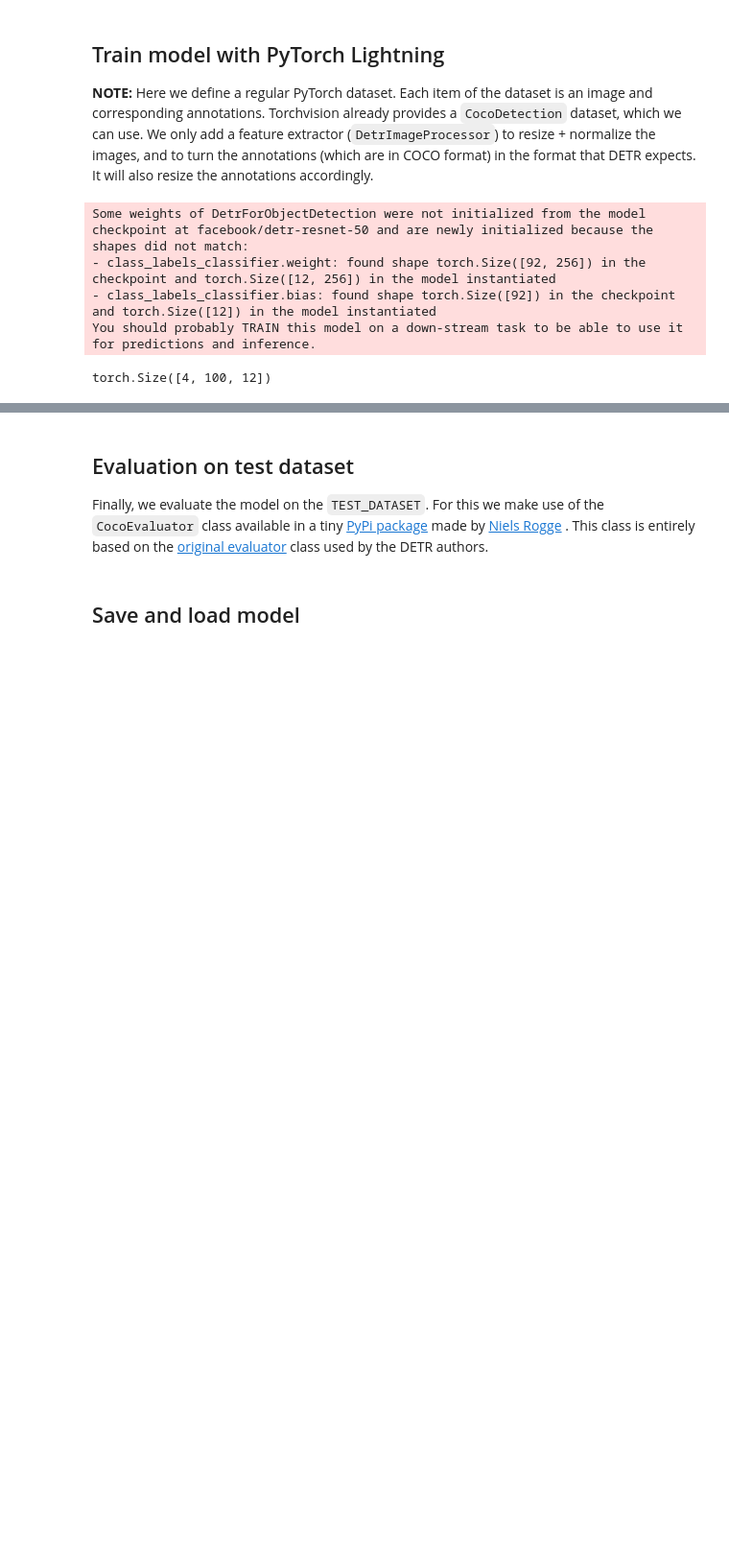
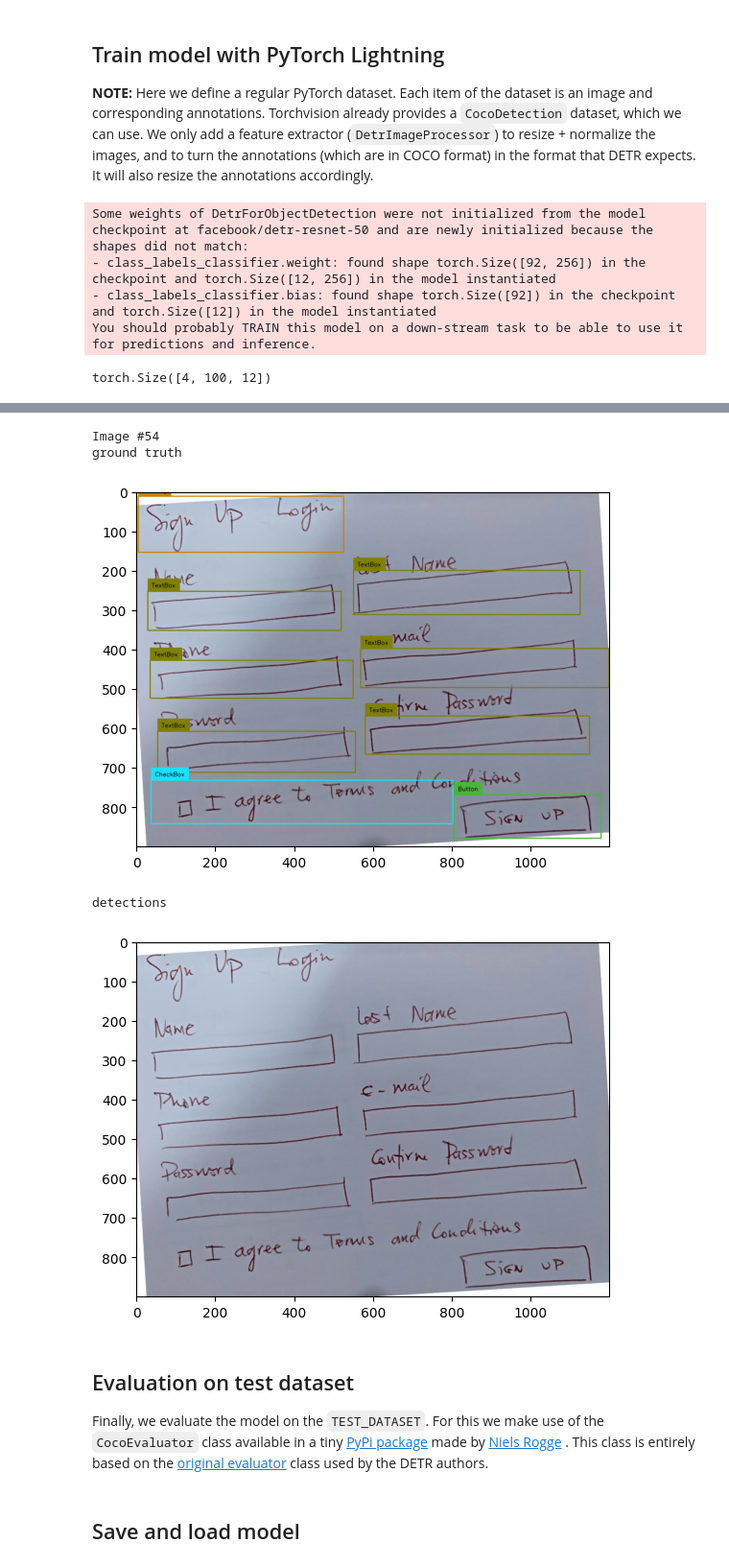
Before and after one commit to Ala-Alsanea/DETR_HuggingFace, a Jupyter notebook: DETR.ipynb, the cells around one changed output, grey strips where cells are left out. Shown at 96% size. Cells and saved outputs as stored; diff of their text form; code cells hidden in the pictures; blank space fills up the shorter version.

```diff
--- a/DETR.ipynb
+++ b/DETR.ipynb
@@ -293,36 +321,46 @@ image = cv2.imread(image_path)
 
 # annotate
 detections = sv.Detections.from_coco_annotations(coco_annotation=annotations)
-labels = [f"{id2label[class_id]}" for _, _, class_id, _ in detections]
+labels = [f"{id2label[class_id]}" for _, _, _,class_id, _ in detections]
 frame = box_annotator.annotate(scene=image.copy(), detections=detections, labels=labels)
 
 print('ground truth')
 %matplotlib inline
-sv.show_frame_in_notebook(frame, (16, 16))
+plt.imshow(frame)
+plt.show()
+# sv.show_frame_in_notebook(frame, (16, 16))
 
 # inference
 with torch.no_grad():
 
     # load image and predict
     inputs = image_processor(images=image, return_tensors='pt').to(DEVICE)
     outputs = model(**inputs)
 
     # post-process
     target_sizes = torch.tensor([image.shape[:2]]).to(DEVICE)
     results = image_processor.post_process_object_detection(
         outputs=outputs,
         threshold=CONFIDENCE_TRESHOLD,
         target_sizes=target_sizes
     )[0]
 
 # annotate
 detections = sv.Detections.from_transformers(transformers_results=results)
 labels = [f"{id2label[class_id]} {confidence:.2f}" for _, confidence, class_id, _ in detections]
 frame = box_annotator.annotate(scene=image.copy(), detections=detections, labels=labels)
 
 print('detections')
 %matplotlib inline
-sv.show_frame_in_notebook(frame, (16, 16))
+plt.imshow(frame)
+plt.show()
+# sv.show_frame_in_notebook(frame, (16, 16))
+# %% [output]
+Image #54
+ground truth
+[figure, added]
+detections
+[figure, added]
 # %% [markdown]
 ## Evaluation on test dataset
 
```
Also changed, not shown: parts of 5 cells of this notebook.
